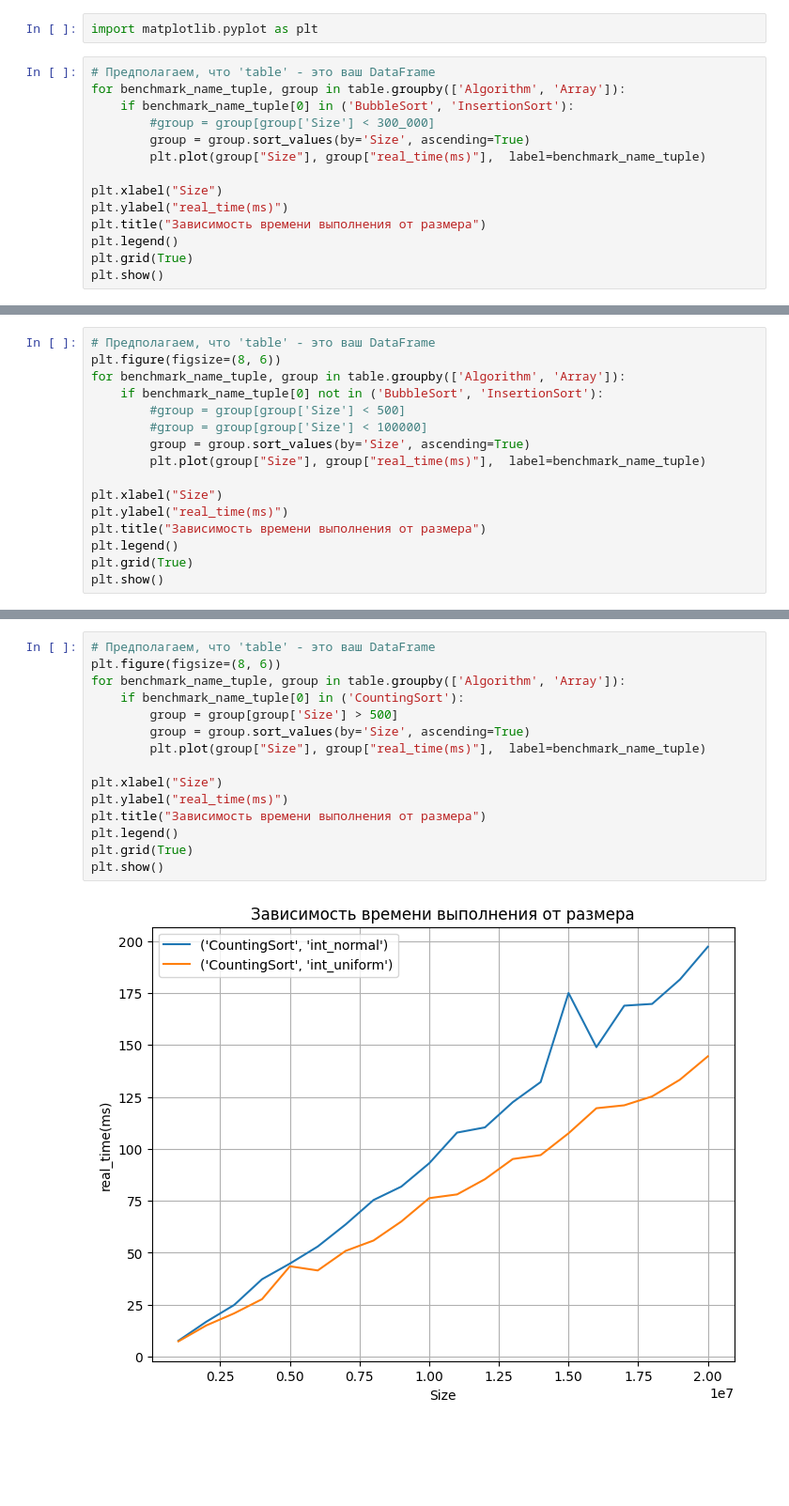
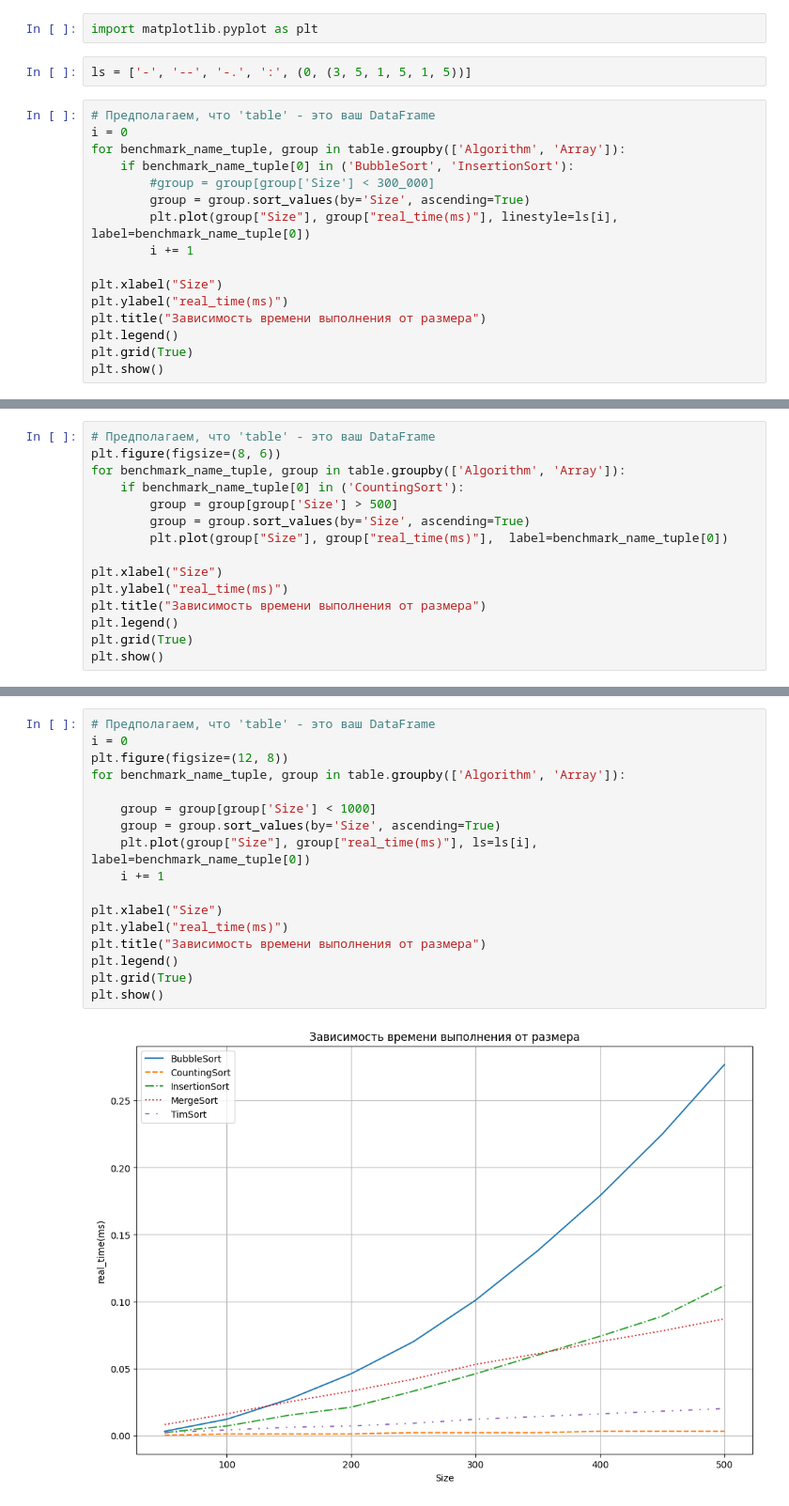
Before and after one commit to DimaOshchepkov/SortsAlgoriphm, a Jupyter notebook: to_table.ipynb, the cells around one changed output, grey strips where cells are left out. Shown at 94% size. Saved outputs shown, nothing was run; the diff lists cells and outputs as text; blank space fills up the shorter version.

```diff
--- a/to_table.ipynb
+++ b/to_table.ipynb
@@ -74,12 +74,16 @@ table
 # %%
 import matplotlib.pyplot as plt
+# %%
+ls = ['-', '--', '-.', ':', (0, (3, 5, 1, 5, 1, 5))]
 # %%
 # Предполагаем, что 'table' - это ваш DataFrame
+i = 0
 for benchmark_name_tuple, group in table.groupby(['Algorithm', 'Array']):
     if benchmark_name_tuple[0] in ('BubbleSort', 'InsertionSort'):
         #group = group[group['Size'] < 300_000]
         group = group.sort_values(by='Size', ascending=True)
-        plt.plot(group["Size"], group["real_time(ms)"],  label=benchmark_name_tuple)
+        plt.plot(group["Size"], group["real_time(ms)"], linestyle=ls[i],  label=benchmark_name_tuple[0])
+        i += 1
 
 plt.xlabel("Size")
 plt.ylabel("real_time(ms)")
@@ -94,11 +159,10 @@ No artists with labels found to put in legend.  Note that artists whose label st
 # Предполагаем, что 'table' - это ваш DataFrame
 plt.figure(figsize=(8, 6))
 for benchmark_name_tuple, group in table.groupby(['Algorithm', 'Array']):
-    if benchmark_name_tuple[0] not in ('BubbleSort', 'InsertionSort'):
-        #group = group[group['Size'] < 500]
-        #group = group[group['Size'] < 100000]
+    if benchmark_name_tuple[0] in ('CountingSort'):
+        group = group[group['Size'] > 500]
         group = group.sort_values(by='Size', ascending=True)
-        plt.plot(group["Size"], group["real_time(ms)"],  label=benchmark_name_tuple)
+        plt.plot(group["Size"], group["real_time(ms)"],  label=benchmark_name_tuple[0])
 
 plt.xlabel("Size")
 plt.ylabel("real_time(ms)")
@@ -111,17 +175,19 @@ plt.show()
 # %%
 # Предполагаем, что 'table' - это ваш DataFrame
-plt.figure(figsize=(8, 6))
+i = 0
+plt.figure(figsize=(12, 8))
 for benchmark_name_tuple, group in table.groupby(['Algorithm', 'Array']):
-    if benchmark_name_tuple[0] in ('CountingSort'):
-        group = group[group['Size'] > 500]
-        group = group.sort_values(by='Size', ascending=True)
-        plt.plot(group["Size"], group["real_time(ms)"],  label=benchmark_name_tuple)
+
+    group = group[group['Size'] < 1000]
+    group = group.sort_values(by='Size', ascending=True)
+    plt.plot(group["Size"], group["real_time(ms)"], ls=ls[i],  label=benchmark_name_tuple[0])
+    i += 1
 
 plt.xlabel("Size")
 plt.ylabel("real_time(ms)")
 plt.title("Зависимость времени выполнения от размера")
 plt.legend()
 plt.grid(True)
 plt.show()
 # %% [output]
-[figure, old version]
+[figure, new version]
```
Also changed, not shown: parts of 5 cells of this notebook, 2 other files.
